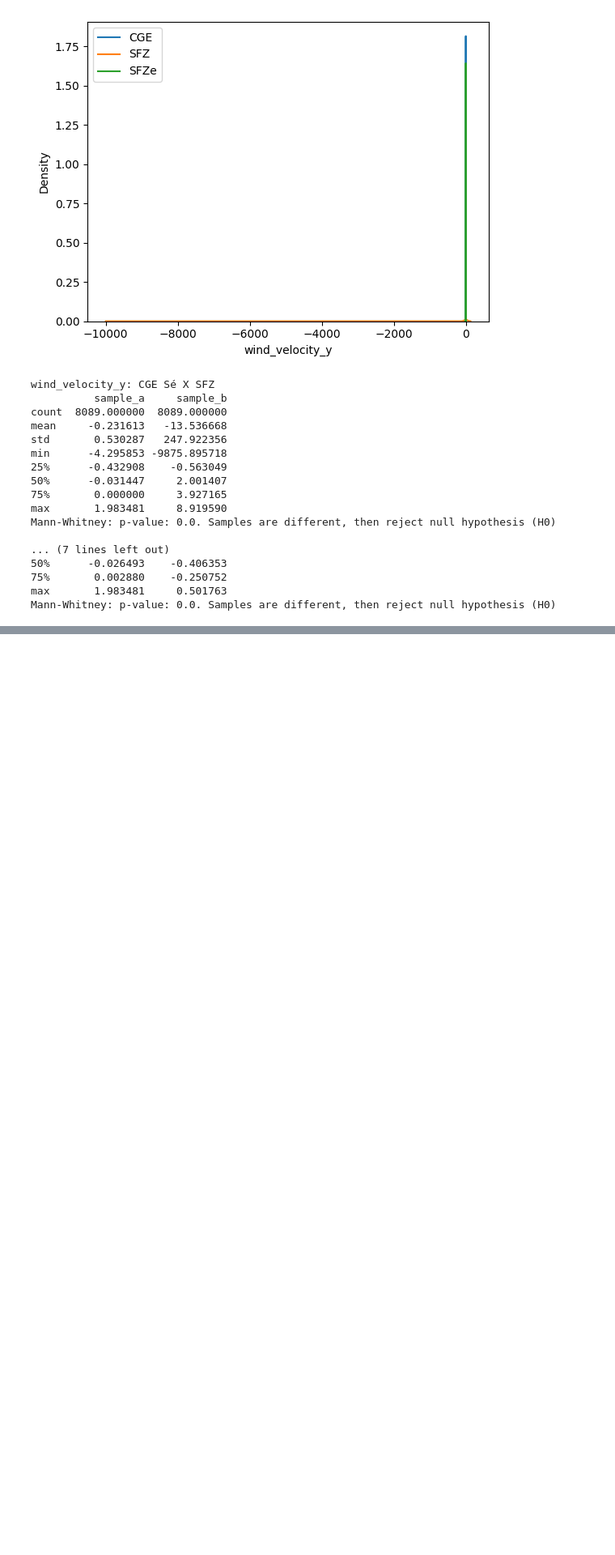
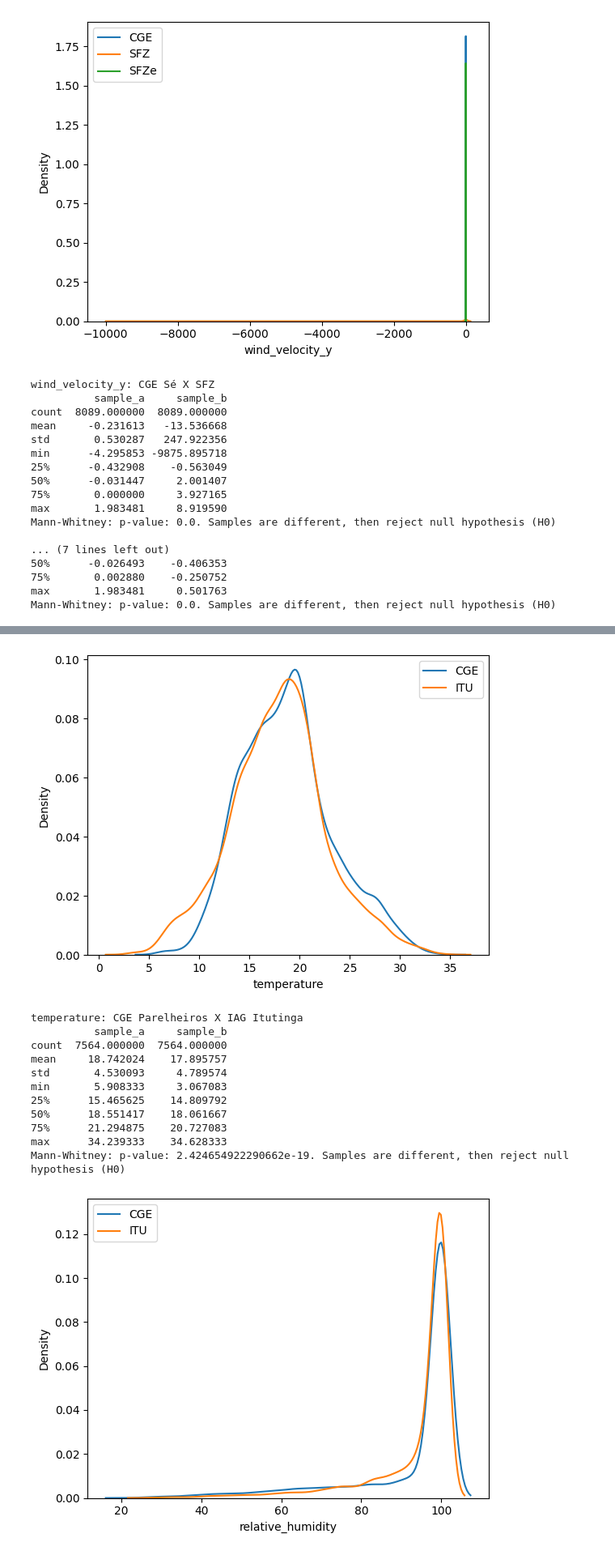
Before and after one commit to plbalmeida/ml-uhi, a Jupyter notebook: notebooks/5.0-iag-data-analysis.ipynb, the cells around one changed output, grey strips where cells are left out. Shown at 81% size. Cells and saved outputs as stored; diff of their text form; code cells hidden in the pictures; blank space fills up the shorter version.

Commit message:
rural analysis done

```diff
--- a/notebooks/5.0-iag-data-analysis.ipynb
+++ b/notebooks/5.0-iag-data-analysis.ipynb
@@ -464,0 +585,41 @@ plt.show()
+# %%
+# rural
+for i in ["temperature", "relative_humidity", "wind_velocity_x", "wind_velocity_y"]:
+    try:
+        sample_A = cge_parelheiros[["timestamp", i]].rename(columns={i: "sample_a"})
+        sample_A["timestamp"] = sample_A["timestamp"].astype(str)
+
+        sample_B = ITU_2017[[i]].rename(columns={i: "sample_b"})
+        sample_B = sample_B.reset_index()
+        sample_B["timestamp"] = sample_B["timestamp"].astype(str)
+
+        df = sample_A.merge(sample_B, on="timestamp").dropna()
+        df = df[(df.sample_a > -1000) & (df.sample_b > -1000)]
+
+        sns.kdeplot(df["sample_a"], label="CGE")
+        sns.kdeplot(df["sample_b"], label="ITU")
+        plt.xlabel(i)
+        plt.legend()
+        plt.show()
+
+        print(f"{i}: CGE Parelheiros X IAG Itutinga")
+        print(df.drop("timestamp", axis=1).describe())
+        print(statistical_test(sample_a=df.sample_a, sample_b=df.sample_b)[2])
+
+        print(" ")
+    except:
+        pass
+# %% [output]
+[figure, added]
+temperature: CGE Parelheiros X IAG Itutinga
+          sample_a     sample_b
+count  7564.000000  7564.000000
+mean     18.742024    17.895757
+std       4.530093     4.789574
+min       5.908333     3.067083
+25%      15.465625    14.809792
+50%      18.551417    18.061667
+75%      21.294875    20.727083
+max      34.239333    34.628333
+Mann-Whitney: p-value: 2.424654922290662e-19. Samples are different, then reject null hypothesis (H0)
+[figure, added]
```
Also changed, not shown: parts of 6 cells of this notebook.
